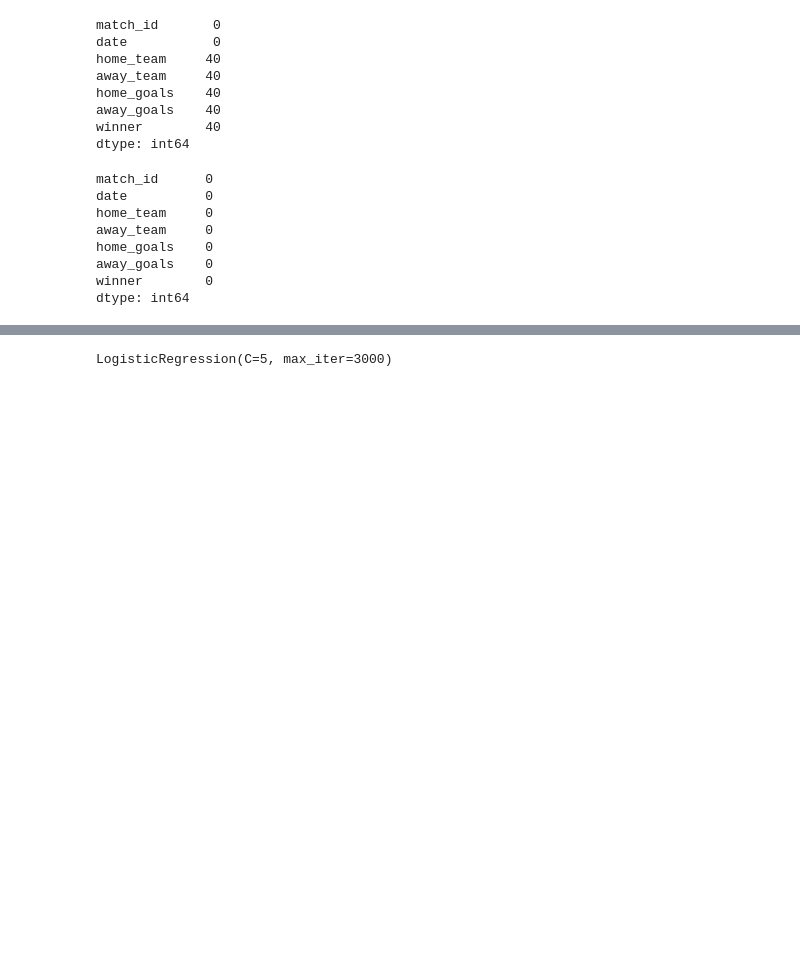
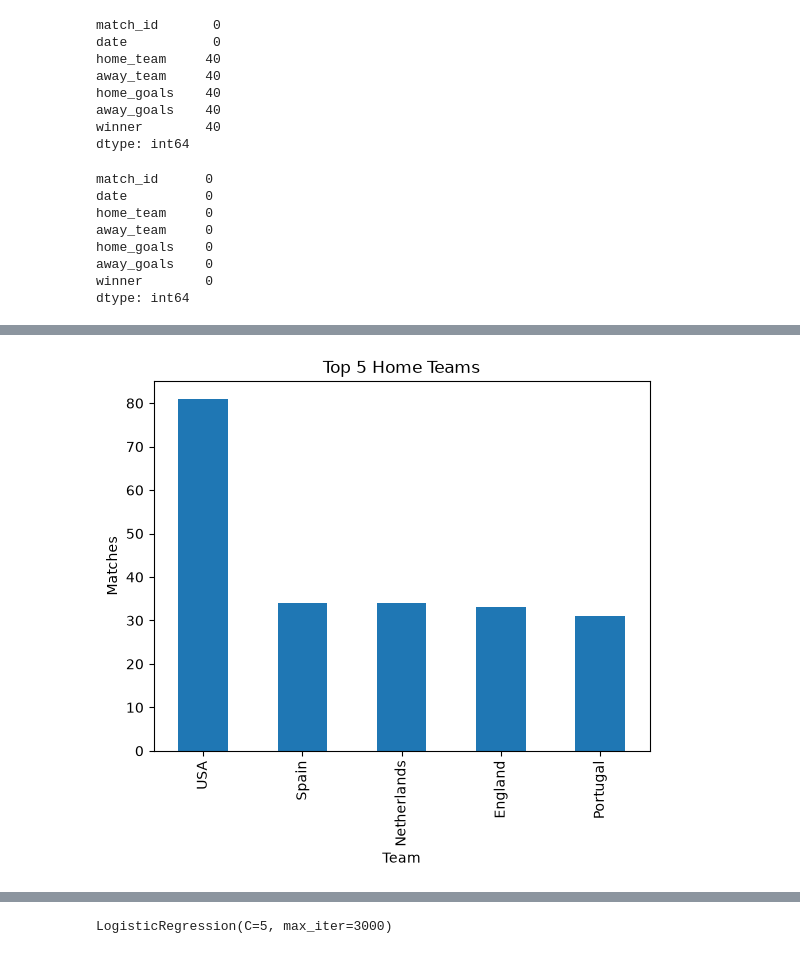
Before and after one commit to ranagourav2007-lab/fifa-world-cup-insights, a Jupyter notebook: training.ipynb, the cells around one changed output, grey strips where cells are left out. Cells and saved outputs as stored; diff of their text form; code cells hidden in the pictures; blank space fills up the shorter version.

```diff
--- a/training.ipynb
+++ b/training.ipynb
@@ -64,0 +115,12 @@ dtype: int64
+# %%
+import matplotlib.pyplot as plt
+
+df["home_team"].value_counts().head(5).plot(kind="bar")
+
+plt.title("Top 5 Home Teams")
+plt.xlabel("Team")
+plt.ylabel("Matches")
+
+plt.show()
+# %% [output]
+[figure, added]
```
Also changed, not shown: parts of 16 cells of this notebook, 1 other file.
